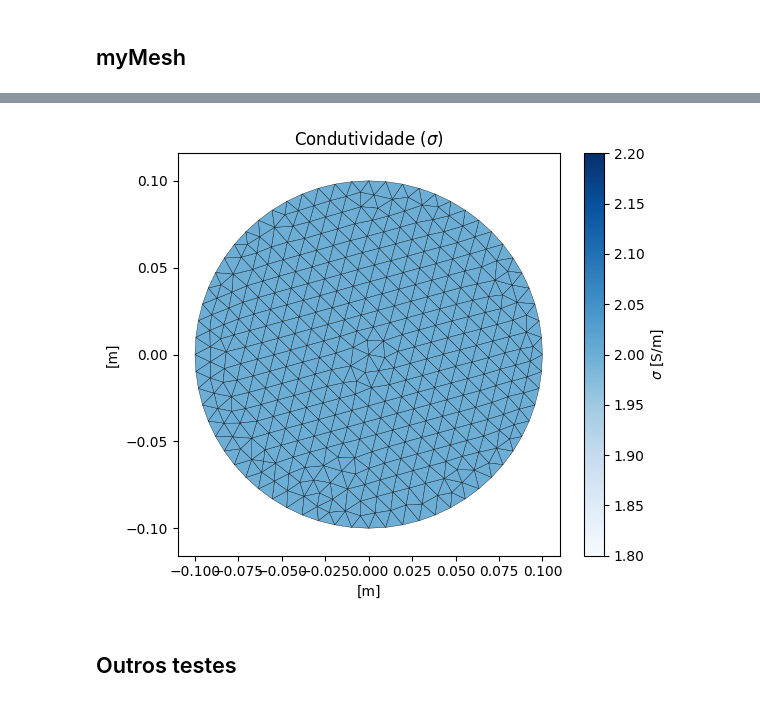
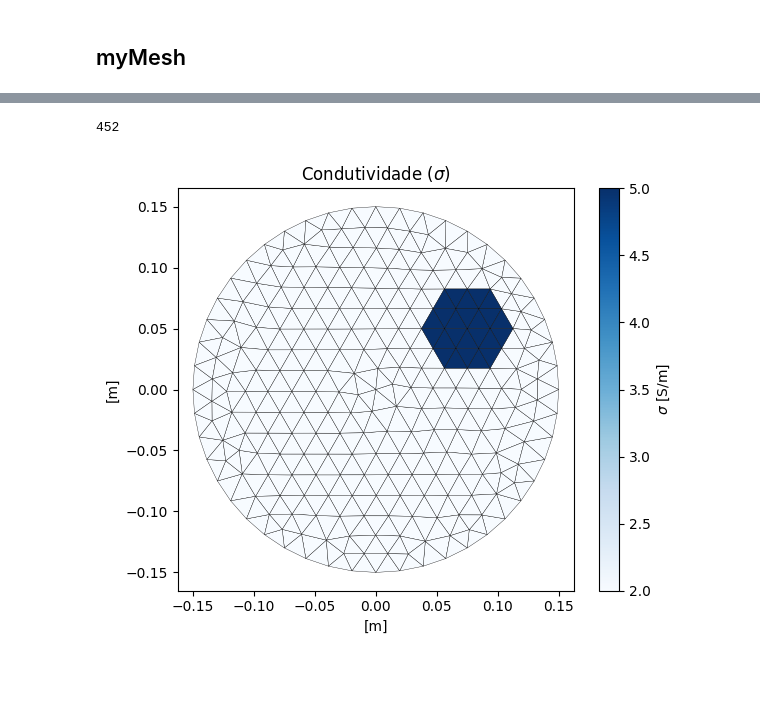
Before and after one commit to rodgraneiro/EIT_2D, a Jupyter notebook: exemplos/exemplos.testes.ipynb, the cells around one changed output, grey strips where cells are left out. Saved outputs shown, nothing was run; the diff lists cells and outputs as text; code cells hidden in the pictures; blank space fills up the shorter version.

```diff
--- a/exemplos/exemplos.testes.ipynb
+++ b/exemplos/exemplos.testes.ipynb
@@ -221,7 +16,12 @@ malha.plot()
+# %%
+malha2.number_of_elements
+# %% [output]
+452
 # %%
 valores = {}
 valores[1000] = 2
-malha.apply_sigma(valores)
-malha.plot()
+valores[1001] = 5
+malha2.apply_sigma(valores)
+malha2.plot()
 # %% [output]
-[figure, old version]
+[figure, new version]
@@ -230,2 +27,0 @@ malha.calc_Y_global()
-# %% [markdown]
-## Outros testes
```
Also changed, not shown: parts of 34 cells of this notebook, 2 other files.
